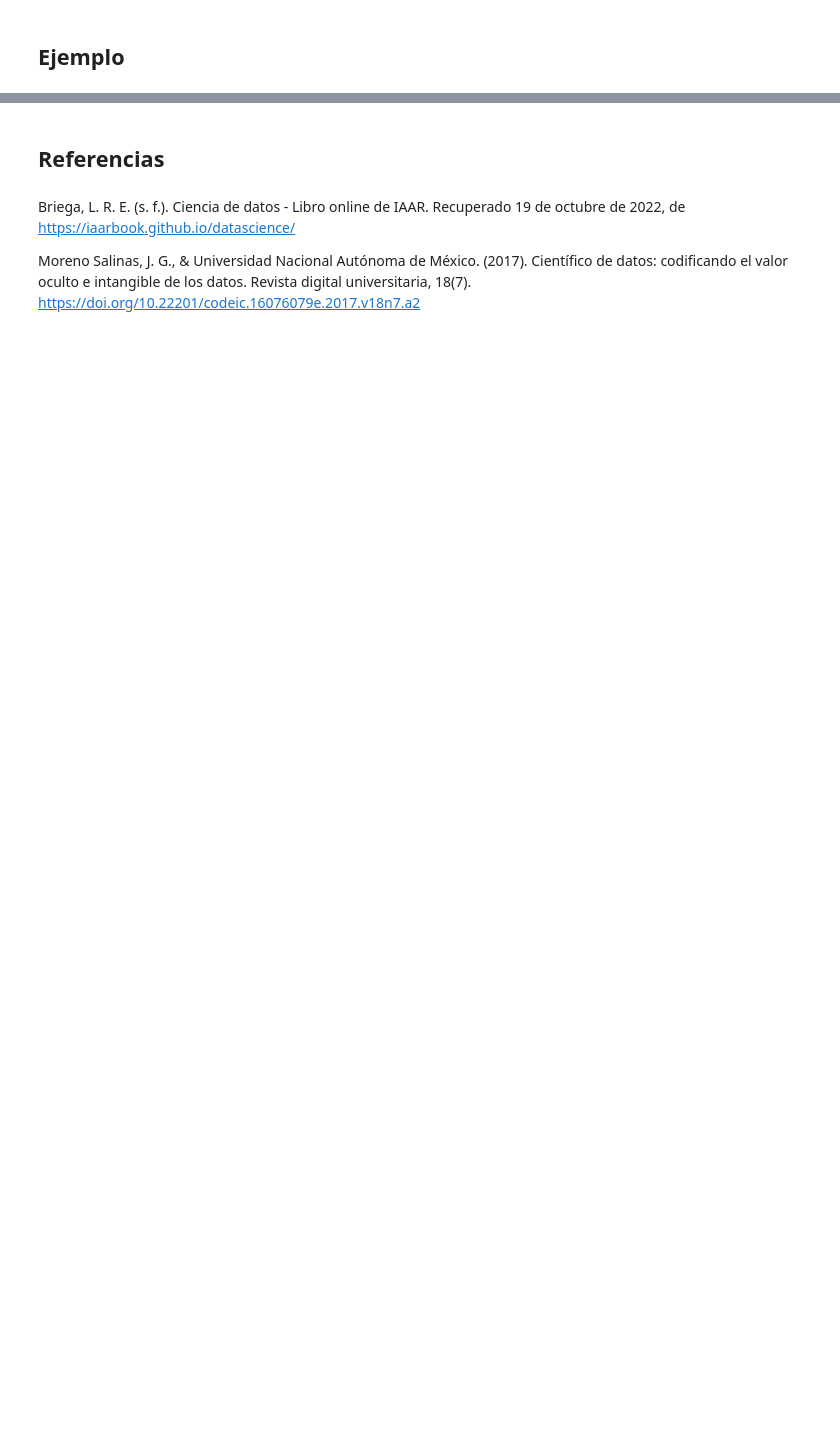
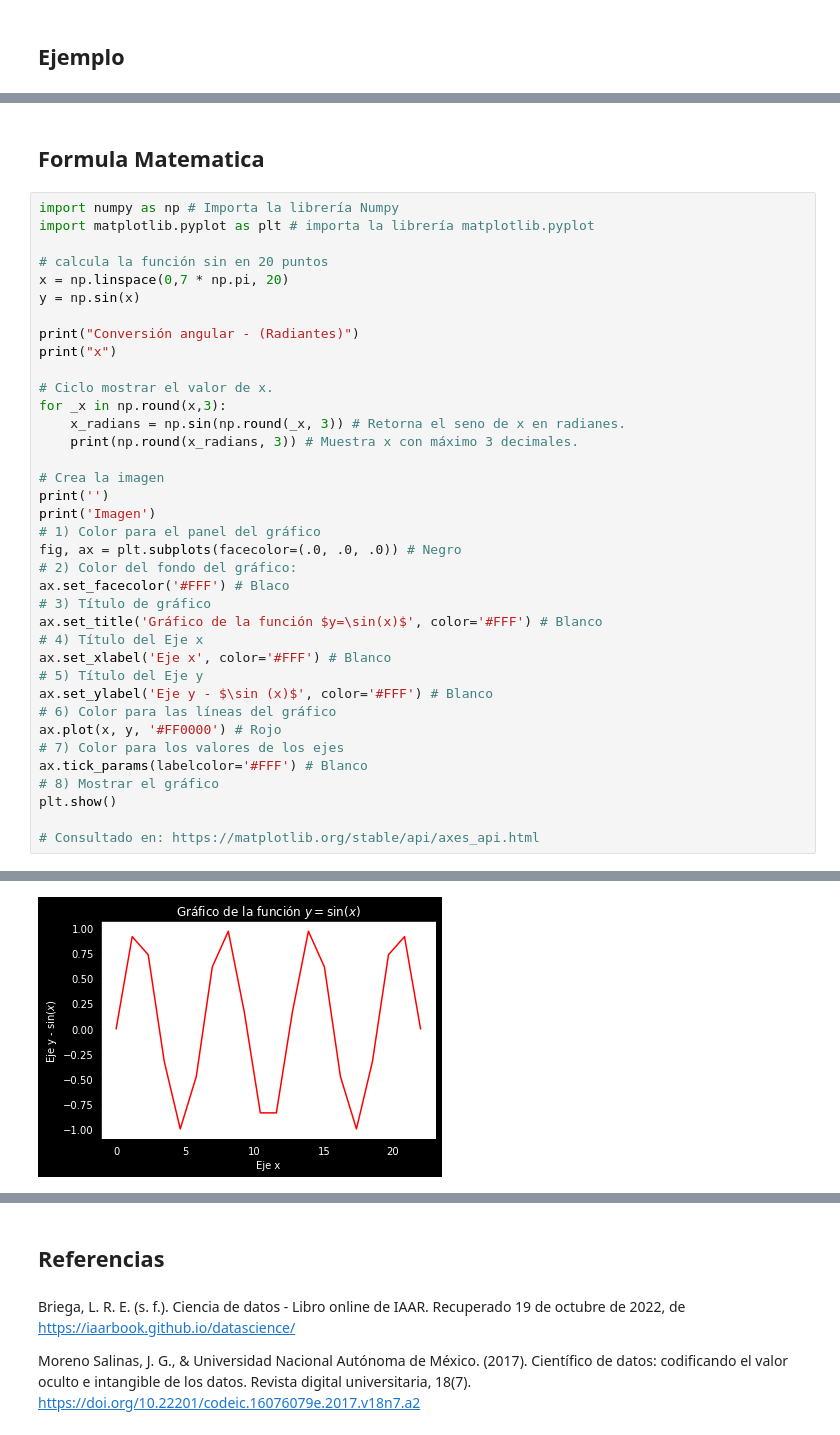
Before and after one commit to HansSanchez/Diplomado_Ciencia_Datos, a Jupyter notebook: Tareas/Tarea_1.ipynb, the cells around one changed output, grey strips where cells are left out. Saved outputs shown, nothing was run; the diff lists cells and outputs as text; blank space fills up the shorter version.

```diff
--- a/Tareas/Tarea_1.ipynb
+++ b/Tareas/Tarea_1.ipynb
@@ -84,0 +139,40 @@ un científico de datos (Big Data, minería y visualización de datos) y las int
+# %% [markdown]
+<h2>Formula Matematica</h2>
+# %%
+import numpy as np # Importa la librería Numpy
+import matplotlib.pyplot as plt # importa la librería matplotlib.pyplot
+
+# calcula la función sin en 20 puntos
+x = np.linspace(0,7 * np.pi, 20)
+y = np.sin(x)
+
+print("Conversión angular - (Radiantes)")
+print("x")
+
+# Ciclo mostrar el valor de x.
+for _x in np.round(x,3):
+    x_radians = np.sin(np.round(_x, 3)) # Retorna el seno de x en radianes.
+    print(np.round(x_radians, 3)) # Muestra x con máximo 3 decimales.
+
+# Crea la imagen
+print('')
+print('Imagen')
+# 1) Color para el panel del gráfico
+fig, ax = plt.subplots(facecolor=(.0, .0, .0)) # Negro
+# 2) Color del fondo del gráfico:
+ax.set_facecolor('#FFF') # Blaco
+# 3) Título de gráfico
+ax.set_title('Gráfico de la función $y=\sin(x)$', color='#FFF') # Blanco
+# 4) Título del Eje x
+ax.set_xlabel('Eje x', color='#FFF') # Blanco
+# 5) Título del Eje y
+ax.set_ylabel('Eje y - $\sin (x)$', color='#FFF') # Blanco
+# 6) Color para las líneas del gráfico
+ax.plot(x, y, '#FF0000') # Rojo
+# 7) Color para los valores de los ejes
+ax.tick_params(labelcolor='#FFF') # Blanco
+# 8) Mostrar el gráfico
+plt.show()
+
+# Consultado en: https://matplotlib.org/stable/api/axes_api.html
+# %% [output]
@@ -84,0 +196 @@ un científico de datos (Big Data, minería y visualización de datos) y las int
+[figure, added]
```
Also changed, not shown: parts of 11 cells of this notebook.
